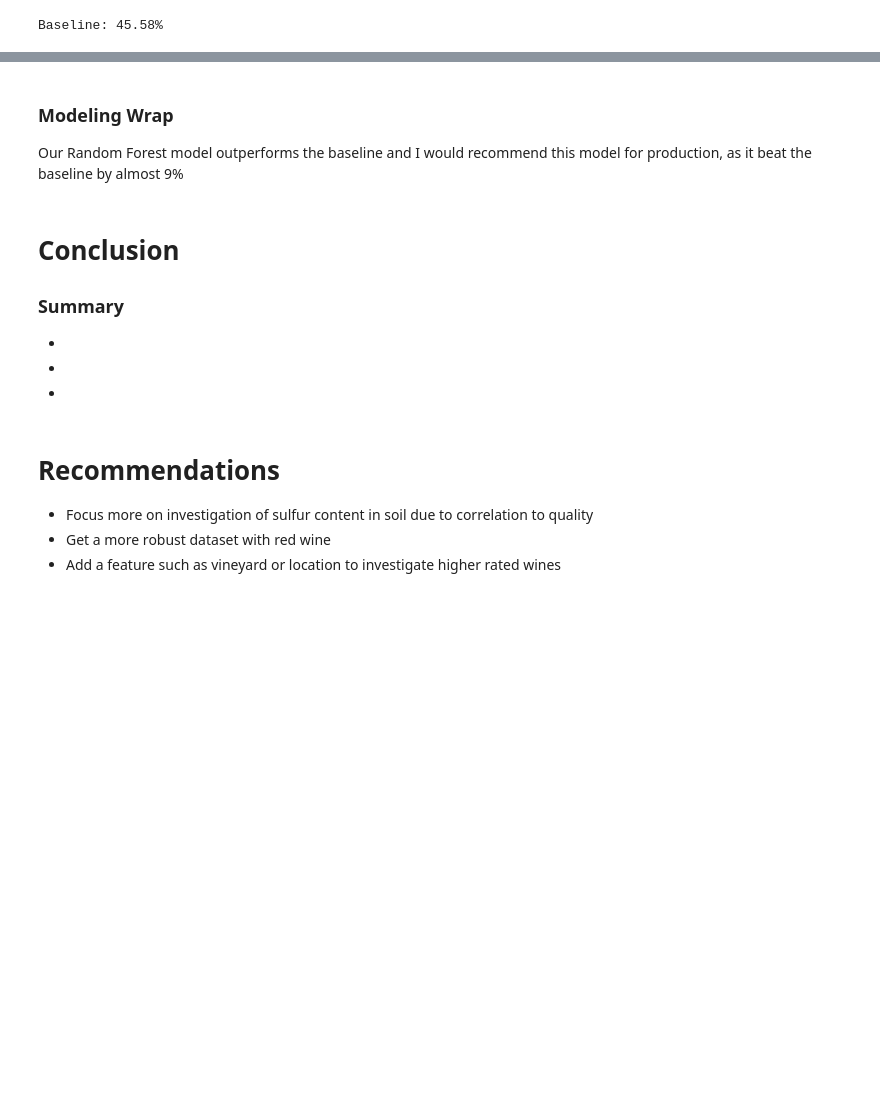
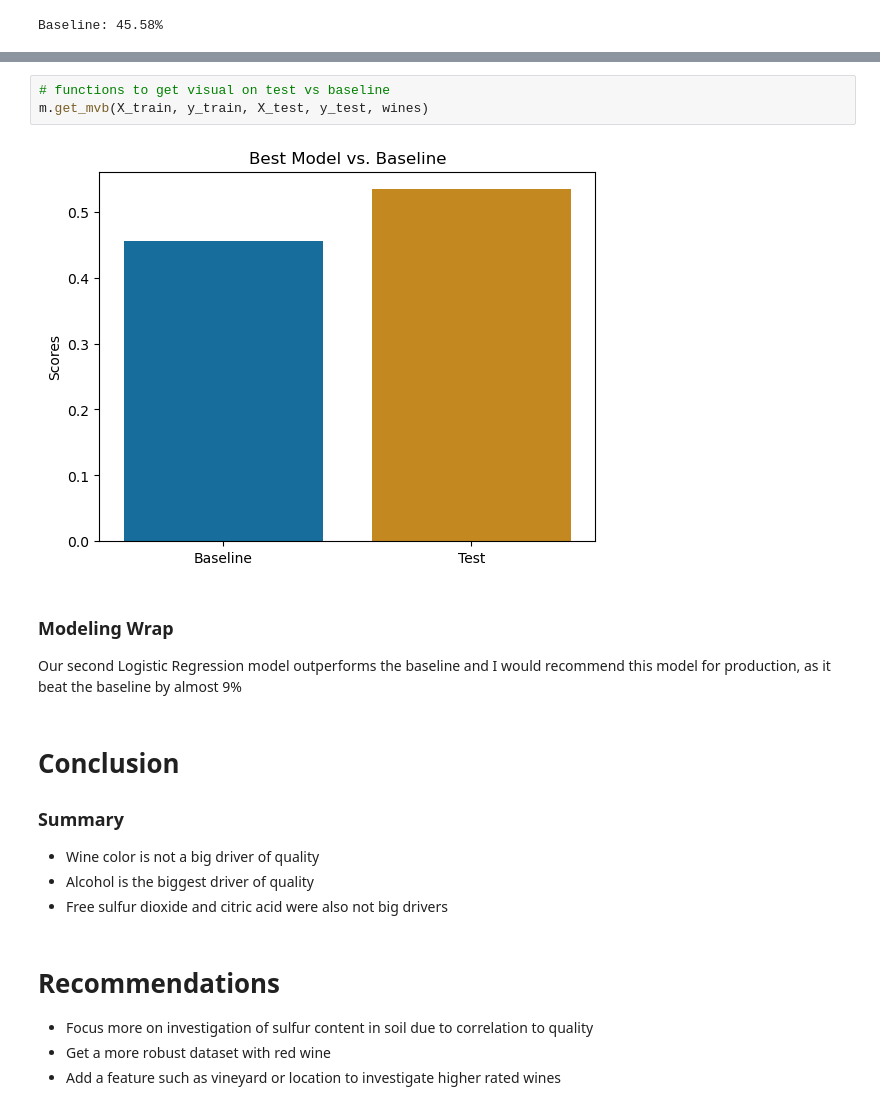
Before and after one commit to noether-manjor/clustering-project, a Jupyter notebook: jorge/Final_Report.ipynb, the cells around one changed output, grey strips where cells are left out. Drawn from its saved outputs; the diff is of its cells as text; blank space fills up the shorter version.

```diff
--- a/jorge/Final_Report.ipynb
+++ b/jorge/Final_Report.ipynb
@@ -239,13 +269,18 @@ m.get_test(X_test, y_test)
+# %%
+# functions to get visual on test vs baseline
+m.get_mvb(X_train, y_train, X_test, y_test, wines)
+# %% [output]
+[figure, added]
 # %% [markdown]
 ### Modeling Wrap
-Our Random Forest model outperforms the baseline and I would recommend this model for production, as it beat the baseline by almost 9%
+Our second Logistic Regression model outperforms the baseline and I would recommend this model for production, as it beat the baseline by almost 9%
 # %% [markdown]
 # Conclusion<br>
 
 ### Summary
--
--
--
+- Wine color is not a big driver of quality
+- Alcohol is the biggest driver of quality
+- Free sulfur dioxide and citric acid were also not big drivers
 # %% [markdown]
 # Recommendations
 - Focus more on investigation of sulfur content in soil due to correlation to quality
```
Also changed, not shown: parts of 21 cells of this notebook.
